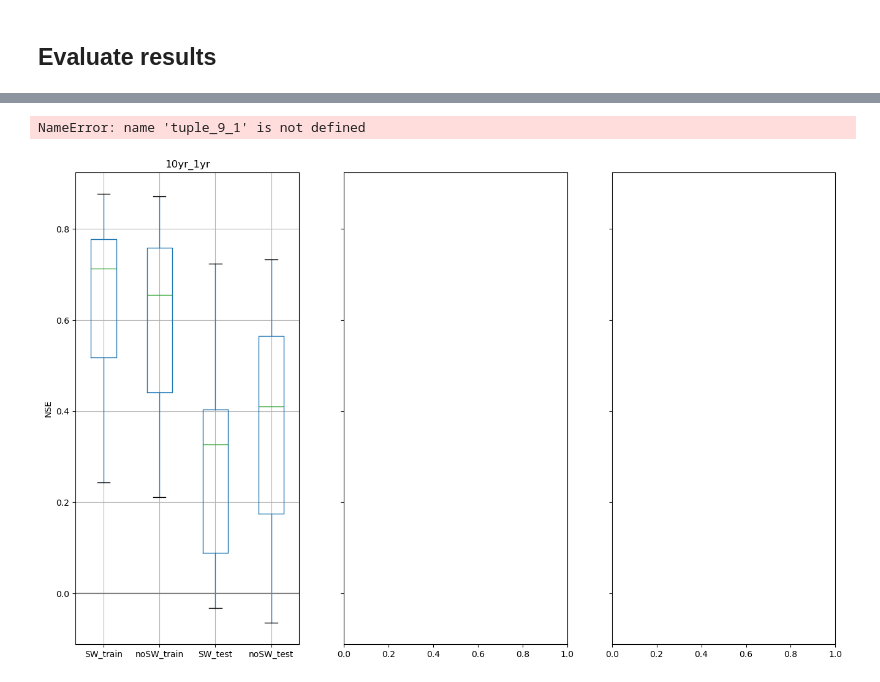
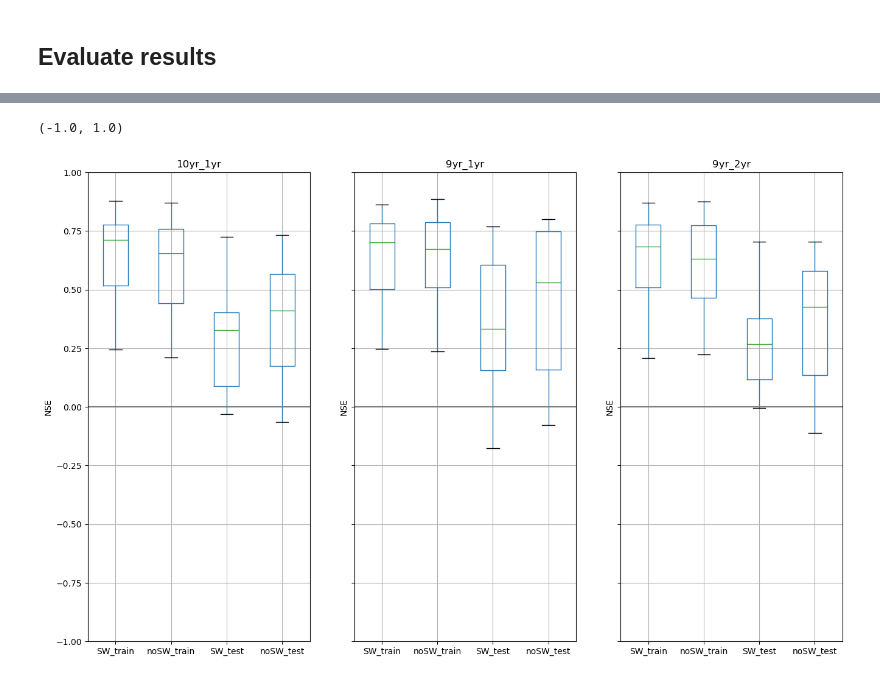
Before and after one commit to ascheliga/neuralhydrology, a Jupyter notebook: cygnss_models/EXP02_transfer/ensemble_case.ipynb, the cells around one changed output, grey strips where cells are left out. Saved outputs shown, nothing was run; the diff lists cells and outputs as text; code cells hidden in the pictures.

Commit message:
evaluated ensemble transfer learning

```diff
--- a/cygnss_models/EXP02_transfer/ensemble_case.ipynb
+++ b/cygnss_models/EXP02_transfer/ensemble_case.ipynb
@@ -67,7 +67,7 @@ names_wi_sw_1_2 = [run for run in all_runs if 'EXP02_wi_sw_transfer_1yrtr_2yrval
 ## Evaluate results
 # %%
 tuple_10_1 = ensemble_eval.eval_sw_from_name_lists(nosw_exp_names = names_no_sw_10_1,wisw_exp_names = names_wi_sw_10_1,run_dir=all_runs_dir)
-# tuple_9_1 = ensemble_eval.eval_sw_from_name_lists(nosw_exp_names = names_no_sw_9_1,wisw_exp_names = names_wi_sw_9_1,run_dir=all_runs_dir)
+tuple_9_1 = ensemble_eval.eval_sw_from_name_lists(nosw_exp_names = names_no_sw_9_1,wisw_exp_names = names_wi_sw_9_1,run_dir=all_runs_dir)
 tuple_9_2 = ensemble_eval.eval_sw_from_name_lists(nosw_exp_names = names_no_sw_9_2,wisw_exp_names = names_wi_sw_9_2,run_dir=all_runs_dir)
 # %% [output]
 /global/home/users/ann_scheliga/neuralhydrology/runs/EXP02_no_sw_transfer_10yrtr_1yrval_2808_140738
@@ -97,8 +119,9 @@ tr1_2_nse_df = comp_plots.boxplot_from_tuple(tuple_1_2,ax=axs[1],tuple_names=def
 # %%
 fig, axs = plt.subplots(1, 3, figsize=(16, 10),sharey=True)
 tr10_1_nse_df = comp_plots.boxplot_from_tuple(tuple_10_1,ax=axs[0],tuple_names=default_order,exp_name = '10yr_1yr')
 tr9_1_nse_df = comp_plots.boxplot_from_tuple(tuple_9_1,ax=axs[1],tuple_names=default_order,exp_name = '9yr_1yr')
 tr9_2_nse_df = comp_plots.boxplot_from_tuple(tuple_9_2,ax=axs[2],tuple_names=default_order,exp_name = '9yr_2yr')
+axs[0].set_ylim([-1,1])
 # %% [output]
-NameError: name 'tuple_9_1' is not defined
+(-1.0, 1.0)
-[figure, old version]
+[figure, new version]
```
Also changed, not shown: parts of 4 cells of this notebook, 1 other file.
